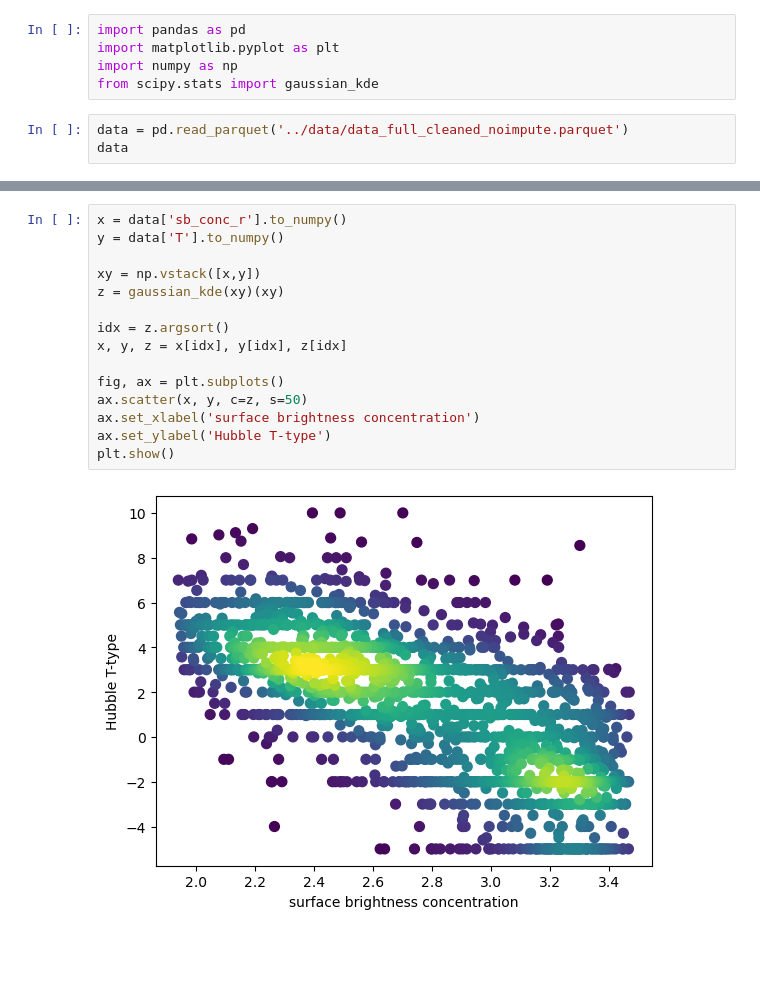
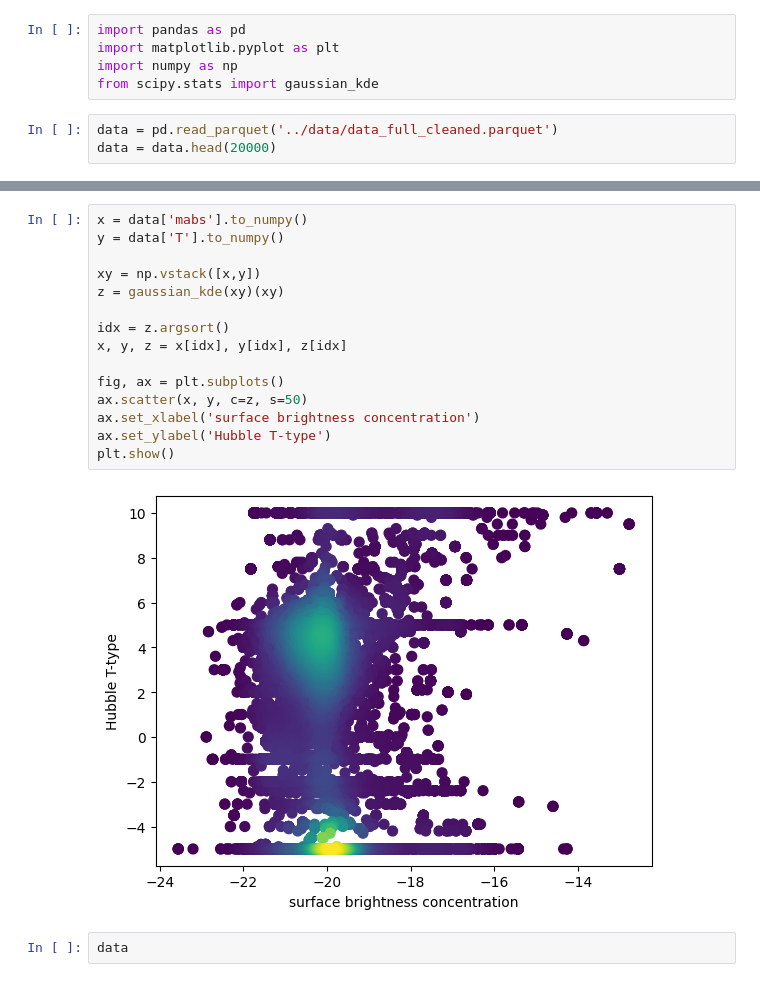
Before and after one commit to KCaseyChamberlain/better_galaxy_classification, a Jupyter notebook: notebooks/sample_vis.ipynb, the cells around one changed output, grey strips where cells are left out. Cells and saved outputs as stored; diff of their text form; blank space fills up the shorter version.

```diff
--- a/notebooks/sample_vis.ipynb
+++ b/notebooks/sample_vis.ipynb
@@ -4,5 +4,5 @@ import matplotlib.pyplot as plt
 import numpy as np
 from scipy.stats import gaussian_kde
 # %%
-data = pd.read_parquet('../data/data_full_cleaned_noimpute.parquet')
-data
+data = pd.read_parquet('../data/data_full_cleaned.parquet')
+data = data.head(20000)
@@ -24,17 +9,19 @@ data
 # %%
-x = data['sb_conc_r'].to_numpy()
+x = data['mabs'].to_numpy()
 y = data['T'].to_numpy()
 
 xy = np.vstack([x,y])
 z = gaussian_kde(xy)(xy)
 
 idx = z.argsort()
 x, y, z = x[idx], y[idx], z[idx]
 
 fig, ax = plt.subplots()
 ax.scatter(x, y, c=z, s=50)
 ax.set_xlabel('surface brightness concentration')
 ax.set_ylabel('Hubble T-type')
 plt.show()
 # %% [output]
-[figure, old version]
+[figure, new version]
+# %%
+data
```
Also changed, not shown: parts of 1 cell of this notebook, 3 other files.
